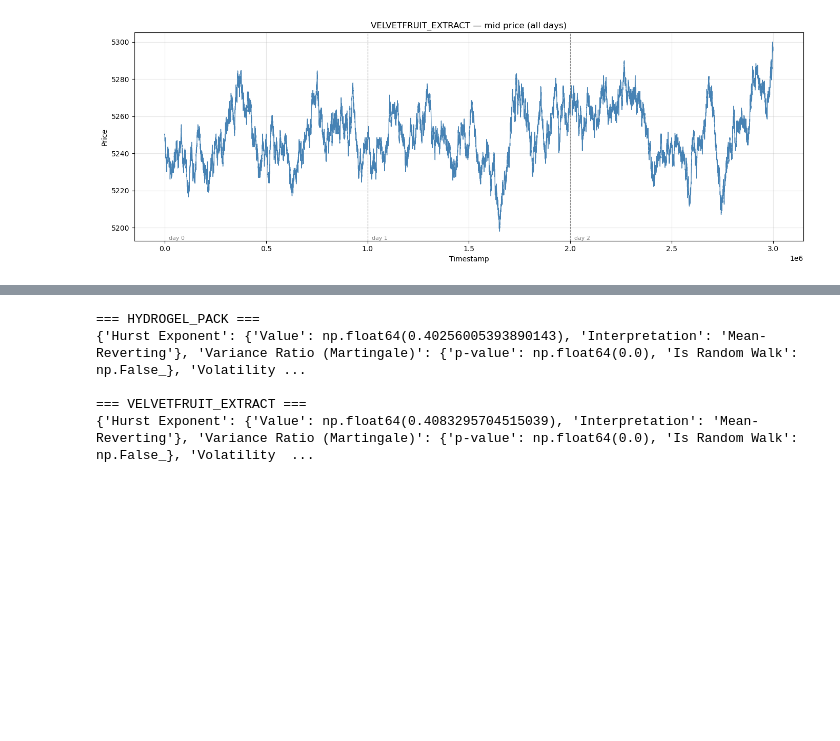
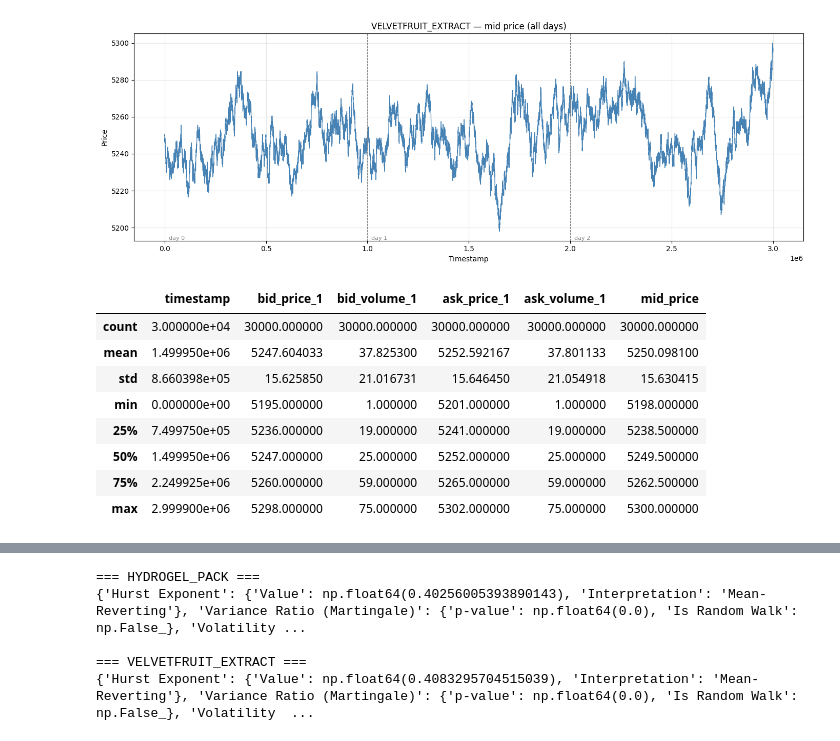
Before and after one commit to nikaslukyanov/kernel_trick, a Jupyter notebook: ROUND3/round3_timeseries.ipynb, the cells around one changed output, grey strips where cells are left out. Saved outputs shown, nothing was run; the diff lists cells and outputs as text; code cells hidden in the pictures; blank space fills up the shorter version.

```diff
--- a/ROUND3/round3_timeseries.ipynb
+++ b/ROUND3/round3_timeseries.ipynb
@@ -56,6 +56,18 @@ plot_prices(vfe_prices, 'VELVETFRUIT_EXTRACT — mid price (all days)')
 # %% [output]
 [figure]
 [figure]
+# %%
+vfe_prices.describe()
+# %% [output]
+|  | timestamp | bid_price_1 | bid_volume_1 | ask_price_1 | ask_volume_1 | mid_price |
+| count | 3.000000e+04 | 30000.000000 | 30000.000000 | 30000.000000 | 30000.000000 | 30000.000000 |
+| mean | 1.499950e+06 | 5247.604033 | 37.825300 | 5252.592167 | 37.801133 | 5250.098100 |
+| std | 8.660398e+05 | 15.625850 | 21.016731 | 15.646450 | 21.054918 | 15.630415 |
+| min | 0.000000e+00 | 5195.000000 | 1.000000 | 5201.000000 | 1.000000 | 5198.000000 |
+| 25% | 7.499750e+05 | 5236.000000 | 19.000000 | 5241.000000 | 19.000000 | 5238.500000 |
+| 50% | 1.499950e+06 | 5247.000000 | 25.000000 | 5252.000000 | 25.000000 | 5249.500000 |
+| 75% | 2.249925e+06 | 5260.000000 | 59.000000 | 5265.000000 | 59.000000 | 5262.500000 |
+| max | 2.999900e+06 | 5298.000000 | 75.000000 | 5302.000000 | 75.000000 | 5300.000000 |
 # %%
 def run_time_series_suite(series, label=''):
     clean = series.dropna()
```
Also changed, not shown: parts of 9 cells of this notebook, 2 other files.
